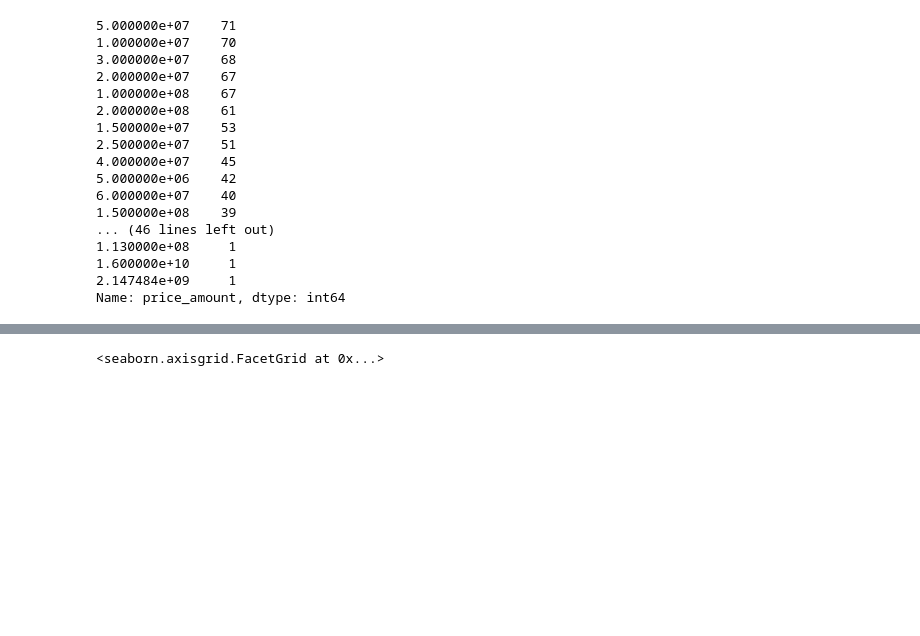
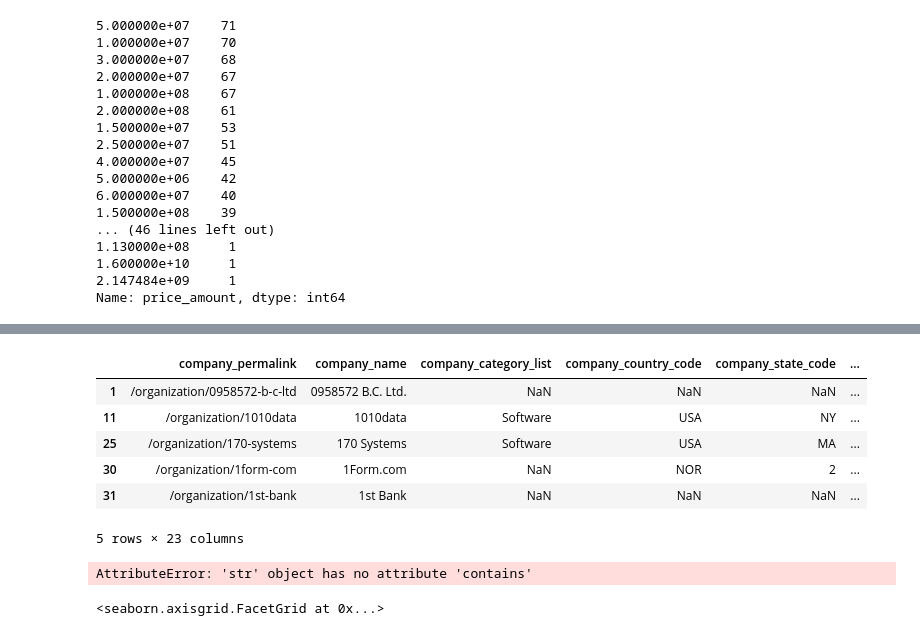
Before and after one commit to lovettbarron/Notebooks, a Jupyter notebook: CrunchbaseAcq.ipynb, the cells around one changed output, grey strips where cells are left out. Saved outputs shown, nothing was run; the diff lists cells and outputs as text; code cells hidden in the pictures; blank space fills up the shorter version.

```diff
--- a/CrunchbaseAcq.ipynb
+++ b/CrunchbaseAcq.ipynb
@@ -224,3 +224,13 @@ dfpublicprice = dfpublicprice[np.isfinite(dfpublicprice['price_amount'])]
 dfremovedoutlier=dfpublicprice[np.abs(dfpublicprice.price_amount-dfpublicprice.price_amount.mean())<=(3*dfpublicprice.price_amount.std())]
 # Remove pre 1990
 dfremovedoutlier=dfremovedoutlier[dfremovedoutlier["acq_year"]>1990]
+# %%
+dfremovedoutlier.head()
+# %% [output]
+|  | company_permalink | company_name | company_category_list | company_country_code | company_state_code | ... |
+| 1 | /organization/0958572-b-c-ltd | 0958572 B.C. Ltd. | NaN | NaN | NaN | ... |
+| 11 | /organization/1010data | 1010data | Software | USA | NY | ... |
+| 25 | /organization/170-systems | 170 Systems | Software | USA | MA | ... |
+| 30 | /organization/1form-com | 1Form.com | NaN | NOR | 2 | ... |
+| 31 | /organization/1st-bank | 1st Bank | NaN | NaN | NaN | ... |
+5 rows × 23 columns
@@ -227 +239,7 @@ dfremovedoutlier=dfremovedoutlier[dfremovedoutlier["acq_year"]>1990]
+# %%
+# Flag if Software
+# dfremovedoutlier = dfremovedoutlier[np.isfinite(dfremovedoutlier['price_amount'])]
+dfremovedoutlier["is_tech"] = dfremovedoutlier["company_category_list"].apply(lambda x : str(x)[str(x).contains('|'.join(searchfor))]) #1 if len(x.str.contains('|'.join(searchfor))) > 0 else 0)
+# %% [output]
+AttributeError: 'str' object has no attribute 'contains'
 # %%
```
Also changed, not shown: parts of 4 cells of this notebook, 1 other file.
